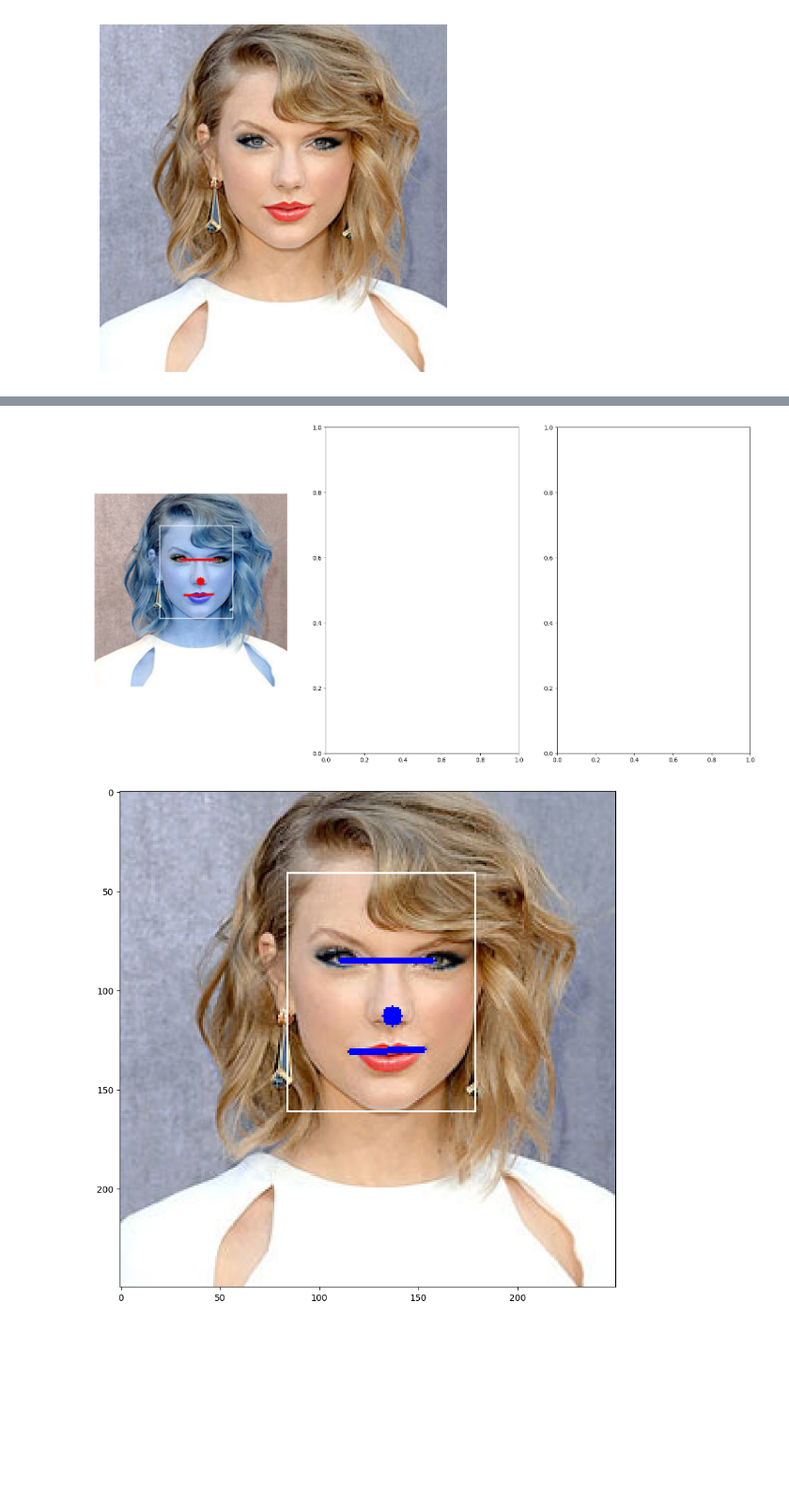
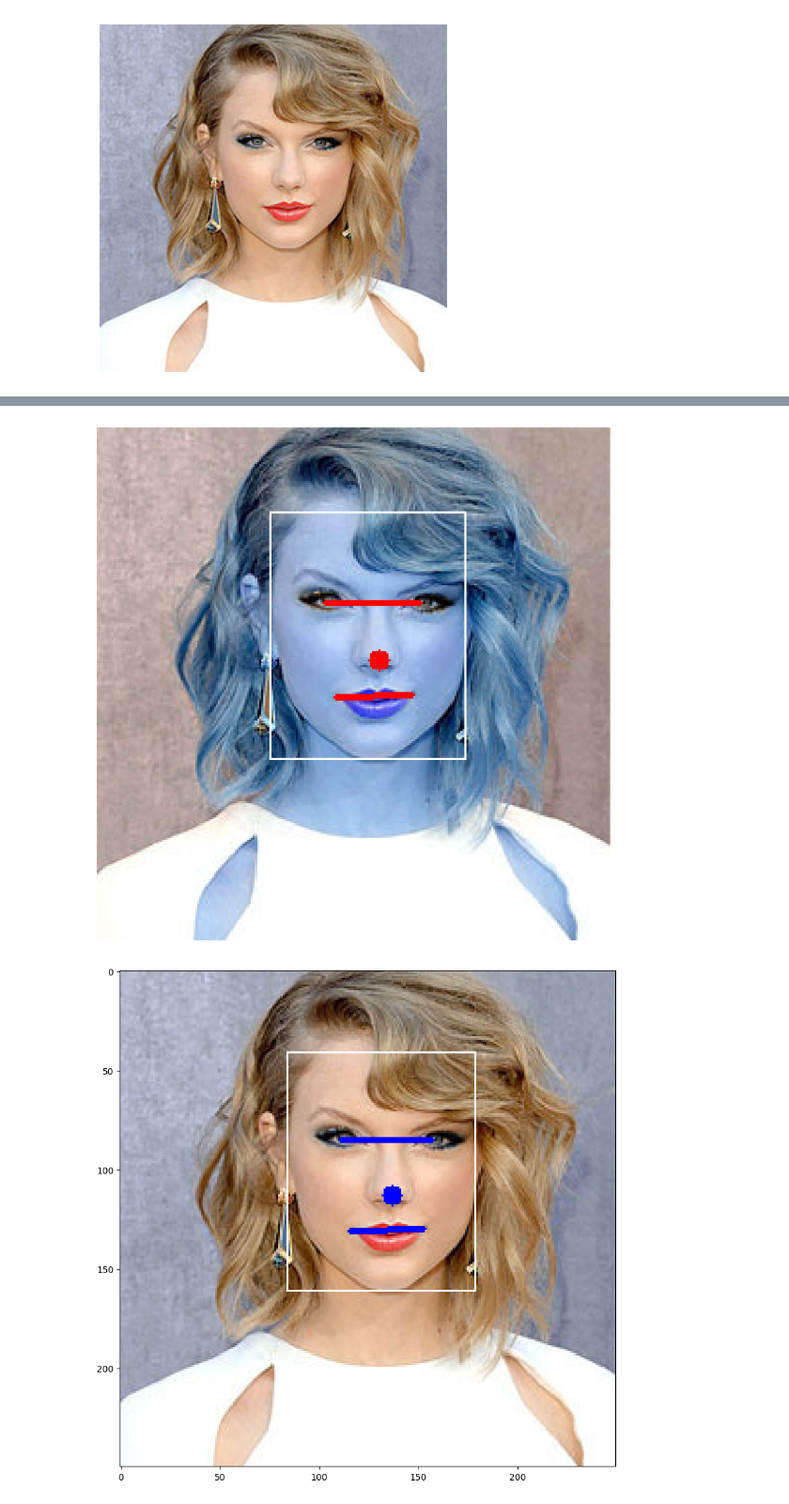
Before and after one commit to Studio-Projektowe/Face-recognition-with-occlusion, a Jupyter notebook: notebooks/detect_face/occlusion.ipynb, the cells around one changed output, grey strips where cells are left out. Shown at 94% size. Cells and saved outputs as stored; diff of their text form; code cells hidden in the pictures; blank space fills up the shorter version.

```diff
--- a/notebooks/detect_face/occlusion.ipynb
+++ b/notebooks/detect_face/occlusion.ipynb
@@ -38,33 +30,35 @@ for i in img_faces.keys():
   recognize_face_area = facial_parts["facial_area"]
   cv2.rectangle(image, (recognize_face_area[2], recognize_face_area[3]), (recognize_face_area[0], recognize_face_area[1]), (255, 255, 255), 1)
 # %%
-fig, axes = plt.subplots(1, 3, figsize=(20, 10))
+fig, axes = plt.subplots(1, len(img_faces.keys()), figsize=(20, 10))
 
 for index, i in enumerate(img_faces.keys()):
     facial_parts = img_faces[i]
     landmarks = facial_parts["landmarks"]
     right_eye = tuple(map(int, landmarks["right_eye"]))
     left_eye = tuple(map(int, landmarks["left_eye"]))
     nose = tuple(map(int, landmarks["nose"]))
     mouth_right = tuple(map(int, landmarks["mouth_right"]))
     mouth_left = tuple(map(int, landmarks["mouth_left"]))
 
     cv2.line(image, right_eye, left_eye, (0, 0, 255), 2)
 
     cv2.line(image, mouth_right, mouth_left, (0, 0, 255), 2)
 
     cv2.circle(image, nose, 5, (0, 0, 255), -1)
     image = cv2.cvtColor(image, cv2.COLOR_BGR2RGB)
-    axes[index].imshow(image)
-    axes[index].axis("off")
+    axes.imshow(image)
+    axes.axis("off")
+    # axes[index].imshow(image)
+    # axes[index].axis("off")
 
     # cv2.imshow("Face with landmarks", image)
     # cv2.waitKey(0)
     # cv2.destroyAllWindows()
 
     cv2.imwrite("face_with_landmarks.jpg", image)
 # %% [output]
-[figure, old version]
+[figure, new version]
 # %%
 #Diplay Face Area
 plt.figure(figsize= (10, 10))
```
Also changed, not shown: parts of 3 cells of this notebook, 50 other files.
